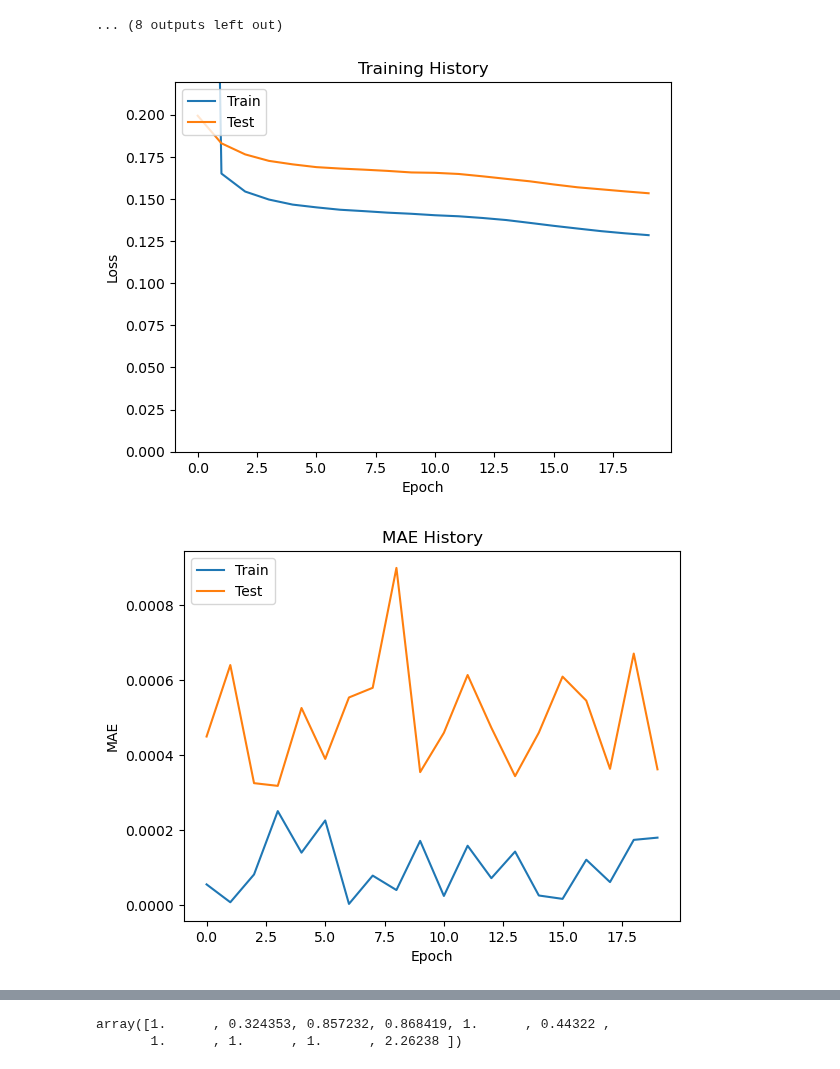
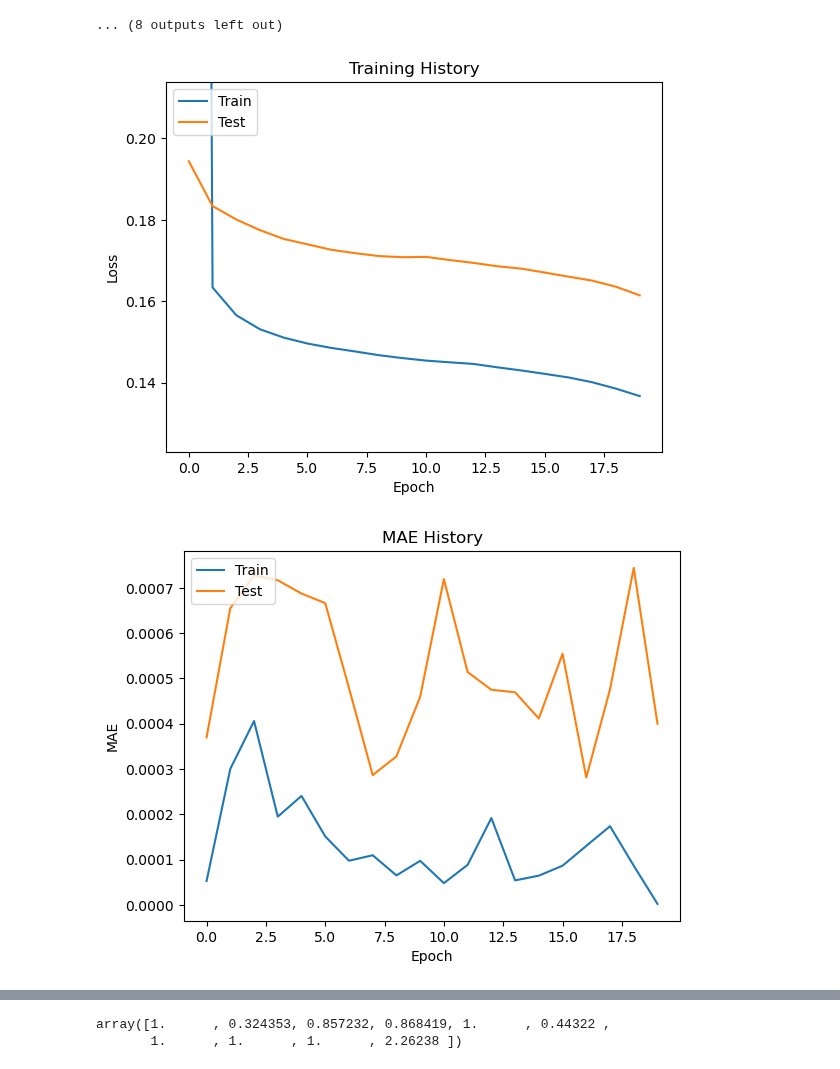
Before and after one commit to JoshuaGensel/MIME_ML, a Jupyter notebook: src/test.ipynb, the cells around one changed output, grey strips where cells are left out. Drawn from its saved outputs; the diff is of its cells as text; code cells hidden in the pictures.

```diff
--- a/src/test.ipynb
+++ b/src/test.ipynb
@@ -15,7 +15,7 @@ test_path = simulation_path+'/data/testData.txt'
 epochs = 20
 learning_rate = 0.0001
 batch_size = 128
-lambda_l1 = 0.00007
+lambda_l1 = 0.00009
 hidden_size_factor = 5
 bottleneck = 1/5
 # %%
@@ -38,16 +38,16 @@ Epoch: 12/20
 # %%
 #plot training history
 plt.plot(train_history)
 plt.plot(test_history)
 plt.title("Training History")
 plt.ylabel("Loss")
 plt.xlabel("Epoch")
 #scale y axis to ignore training loss of first epoch
-plt.ylim(0, max(test_history)*1.1)
+plt.ylim(min(min(train_history),min(test_history))*0.9, max(test_history)*1.1)
 plt.legend(["Train", "Test"], loc="upper left")
 plt.show()
 # %% [output]
-[figure, old version]
+[figure, new version]
 # %%
 #plot mae history
 plt.plot(mae_train_history)
@@ -58,7 +58,7 @@ plt.xlabel("Epoch")
 plt.legend(["Train", "Test"], loc="upper left")
 plt.show()
 # %% [output]
-[figure, old version]
+[figure, new version]
 # %%
 for name, param in model.named_parameters():
     #if weight is not a bias
```
Also changed, not shown: parts of 3 cells of this notebook.
